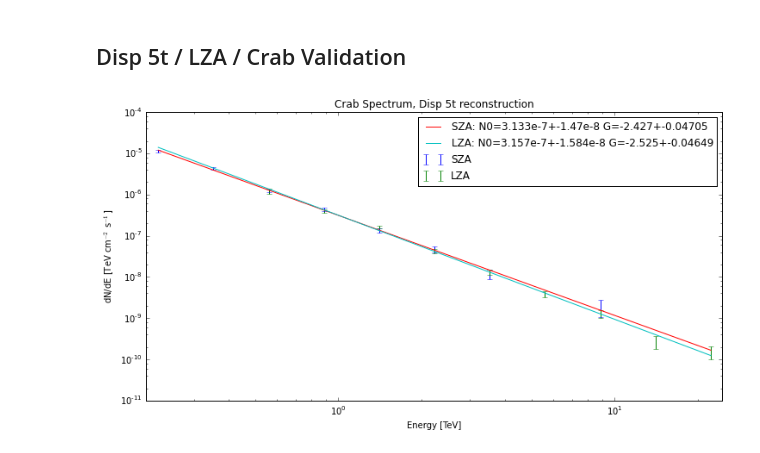
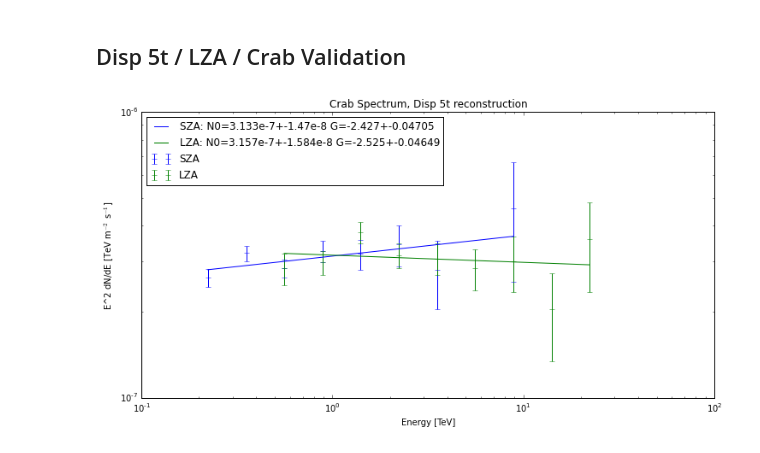
Before and after one commit to MattGPT-ai/analysis-tools-m, a Jupyter notebook: GC/SpectrumPlotter.ipynb, the cells around one changed output. Drawn from its saved outputs; the diff is of its cells as text; code cells hidden in the pictures.

```diff
--- a/GC/SpectrumPlotter.ipynb
+++ b/GC/SpectrumPlotter.ipynb
@@ -419,28 +503,39 @@ covariance matrix
 # %% [markdown]
 <h2> Disp 5t / LZA / Crab Validation
 # %%
+power = 2.5
+plt.ylabel(r"E^2 dN/dE [TeV m$^{-2}$ s$^{-1}$]")
 
 crab_dir = home + "/Dropbox/VEGAS/Crab"
-sza_points = np.genfromtxt(crab_dir+"/results/spectral_points_Crab_SZA.txt")
-lza_points = np.genfromtxt(crab_dir+"/results/spectral_points_Crab_LZA.txt")
+sza_points = np.genfromtxt(crab_dir+"/spectralPoints/spectral_points_Crab_SZA.txt")
+lza_points = np.genfromtxt(crab_dir+"/spectralPoints/spectral_points_Crab_LZA.txt")
 # :,0 gives energy - then flux, error
 
-plt.errorbar(sza_points[:,0], sza_points[:,1], sza_points[:,2], label='SZA', ls='', c='blue')
-plt.errorbar(lza_points[:,0], lza_points[:,1], lza_points[:,2], label='LZA', ls='', c='green')
+plt.errorbar(sza_points[:,0],
+                 sza_points[:,1]*sza_points[:,0]**power,
+                 sza_points[:,2]*sza_points[:,0]**power,
+                 label='SZA', ls='', color='blue', marker='_')
+plt.errorbar(lza_points[:,0],
+                 lza_points[:,1]*lza_points[:,0]**power,
+                 lza_points[:,2]*lza_points[:,0]**power,
+                 label='LZA', ls='', color='green', marker='_')
 plt.title("Crab Spectrum, Disp 5t reconstruction")
 plt.xlabel("Energy [TeV]")
-plt.xlim(0.9*sza_points[0,0], 1.1*lza_points[-1,0])
-plt.ylabel(r"dN/dE [TeV cm$^{-2}$ s$^{-1}$]")
+#plt.xlim(0.9*sza_points[0,0], 1.1*lza_points[-1,0])
+plt.ylabel(r"E^2 dN/dE [TeV m$^{-2}$ s$^{-1}$]")
 plt.loglog()
 
-E = np.linspace(sza_points[0,0], lza_points[-1,0], 100)
+E_sza = np.linspace(sza_points[0,0], sza_points[-1,0], 100)
+E_lza = np.linspace(lza_points[0,0], lza_points[-1,0], 100)
+
 # fit parameters from VEGAS output
-flux_sza = 3.133e-7 * np.power(E, -2.427)
-flux_lza = 3.157e-7 * np.power(E, -2.525)
-plt.plot(E, flux_sza, c='blue', ls='-', marker='', label="SZA: N0=3.133e-7+-1.47e-8 G=-2.427+-0.04705")
-plt.plot(E, flux_lza, c='green', ls='-', marker='', label="LZA: N0=3.157e-7+-1.584e-8 G=-2.525+-0.04649")
+flux_sza = 3.133e-7 * np.power(E_sza, -2.427+power)
+flux_lza = 3.157e-7 * np.power(E_lza, -2.525+power)
+plt.plot(E_sza, flux_sza, color='blue', ls='-', marker='', label="SZA: N0=3.133e-7+-1.47e-8 G=-2.427+-0.04705")
+plt.plot(E_lza, flux_lza, color='green', ls='-', marker='', label="LZA: N0=3.157e-7+-1.584e-8 G=-2.525+-0.04649")
+# add upper limit
 
 plt.legend(loc="best")
-plt.savefig(crab_dir+"/plots/Crab_V6_disp5t_SZAvLZA_spectrum.png")
+plt.savefig(home+"/Dropbox/VEGAS/Crab/plots/Crab_V6_disp5t_SZAvLZA_spectrum_E"+str(power)+"dNdE.png")
 # %% [output]
-[figure, old version]
+[figure, new version]
```
Also changed, not shown: parts of 13 cells of this notebook, 2 other files.
